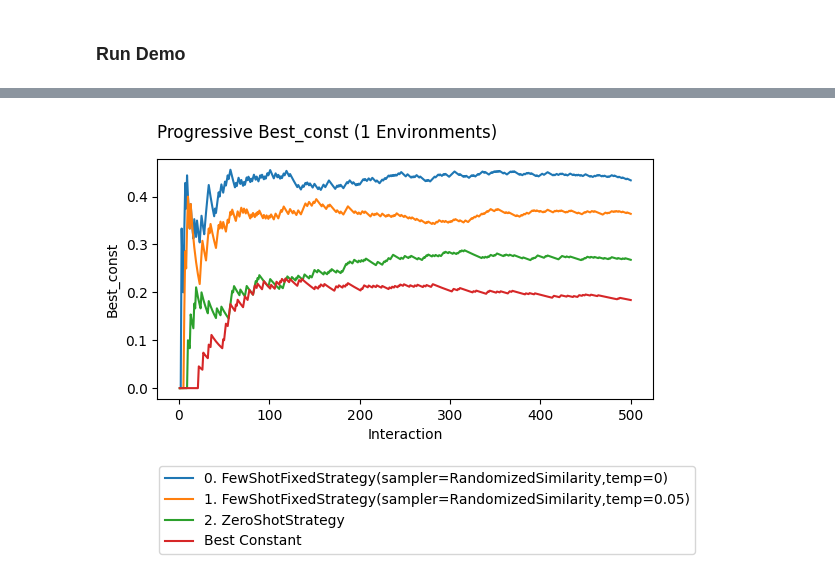
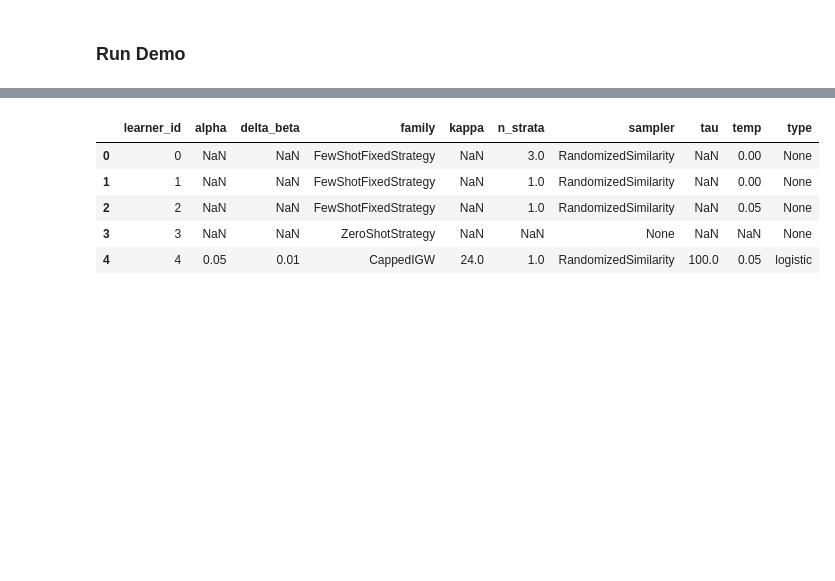
Before and after one commit to mrucker/onoff_experiments, a Jupyter notebook: demo/demo-example-selector.ipynb, the cells around one changed output, grey strips where cells are left out. Cells and saved outputs as stored; diff of their text form; code cells hidden in the pictures; blank space fills up the shorter version.

```diff
--- a/demo/demo-example-selector.ipynb
+++ b/demo/demo-example-selector.ipynb
@@ -115,5 +265,12 @@ result.plot_learners()
+# %%
+result.learners.to_pandas()
+# %% [output]
+|  | learner_id | alpha | delta_beta | family | kappa | n_strata | sampler | tau | temp | type |
+| 0 | 0 | NaN | NaN | FewShotFixedStrategy | NaN | 3.0 | RandomizedSimilarity | NaN | 0.00 | None |
+| 1 | 1 | NaN | NaN | FewShotFixedStrategy | NaN | 1.0 | RandomizedSimilarity | NaN | 0.00 | None |
+| 2 | 2 | NaN | NaN | FewShotFixedStrategy | NaN | 1.0 | RandomizedSimilarity | NaN | 0.05 | None |
+| 3 | 3 | NaN | NaN | ZeroShotStrategy | NaN | NaN | None | NaN | NaN | None |
+| 4 | 4 | 0.05 | 0.01 | CappedIGW | 24.0 | 1.0 | RandomizedSimilarity | 100.0 | 0.05 | logistic |
 # %%
-result.plot_learners(out=None)
-result.where(learner_id=0).plot_learners(y='best_const',colors=3,labels='Best Constant')
+result.plot_learners(out=None,xlim=(20,None))
+result.where(learner_id=0).plot_learners(y='best_const',colors=4,labels='Best Constant',xlim=(20,None))
-# %% [output]
-[figure, removed]
```
Also changed, not shown: parts of 7 cells of this notebook.
